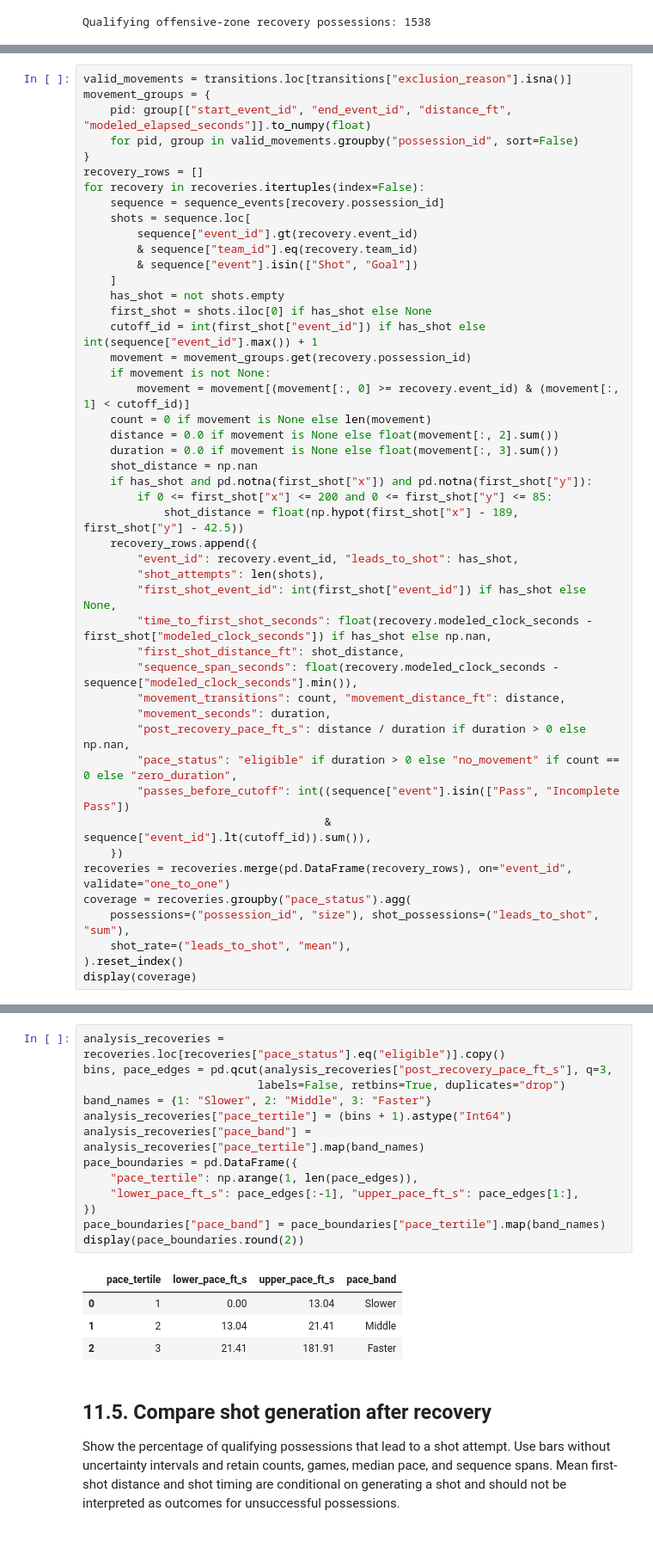
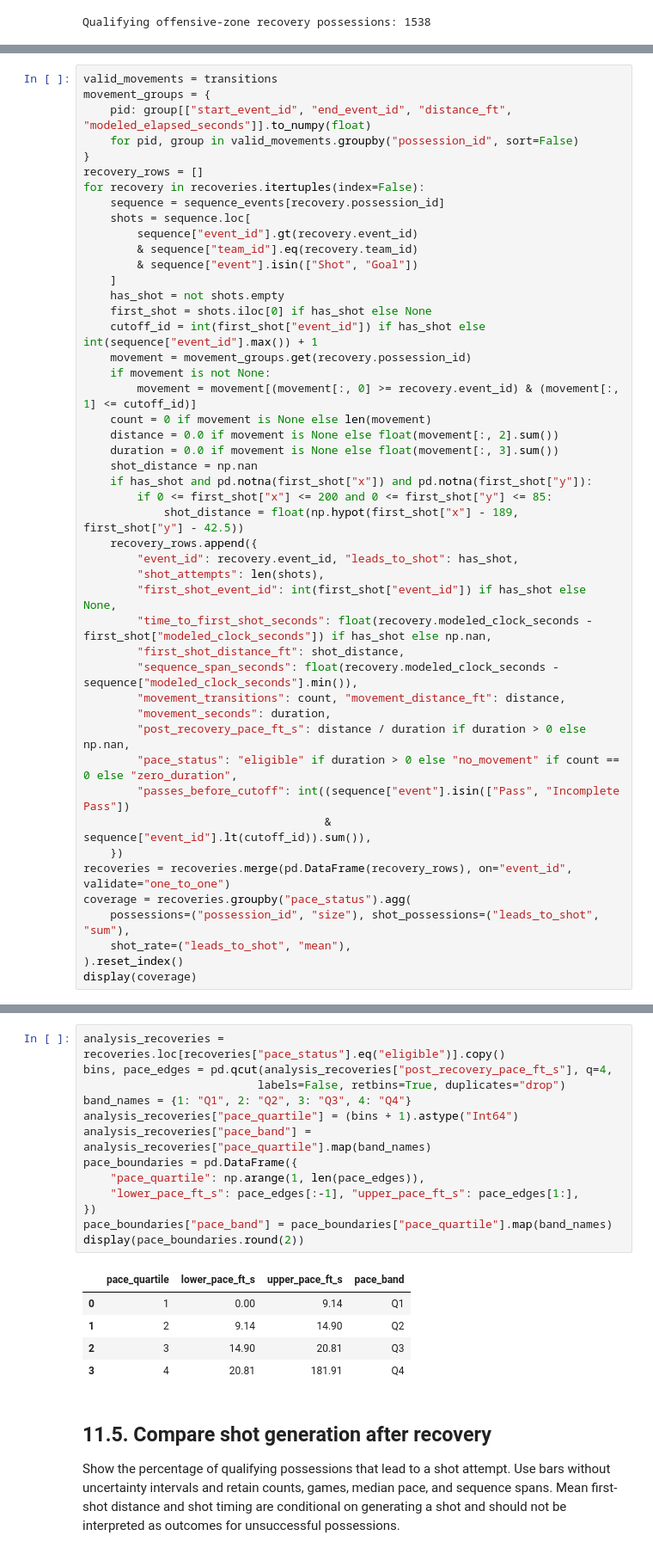
Before and after one commit to Fontaine44/hockey-pace-explorer, a Jupyter notebook: notebooks/archive/11_oz_recovery_pace.ipynb, the cells around one changed output, grey strips where cells are left out. Shown at 86% size. Cells and saved outputs as stored; diff of their text form.

```diff
--- a/notebooks/11_oz_recovery_pace.ipynb
+++ b/notebooks/archive/11_oz_recovery_pace.ipynb
@@ -83,7 +77,7 @@ Keep one outcome per possession. Record movement count/duration, observed sequen
 
 **This is a retrospective comparison.** The first shot determines when measurement stops for successes, while unsuccessful possessions end at a different boundary. The observation windows differ and longer sequences have more opportunity to generate shots. The chart cannot establish that faster movement increases shot probability. A future predictive analysis would need a fixed initial observation window followed by a separate outcome window.
 # %%
-valid_movements = transitions.loc[transitions["exclusion_reason"].isna()]
+valid_movements = transitions
 movement_groups = {
     pid: group[["start_event_id", "end_event_id", "distance_ft", "modeled_elapsed_seconds"]].to_numpy(float)
     for pid, group in valid_movements.groupby("possession_id", sort=False)
@@ -101,7 +95,7 @@ for recovery in recoveries.itertuples(index=False):
     cutoff_id = int(first_shot["event_id"]) if has_shot else int(sequence["event_id"].max()) + 1
     movement = movement_groups.get(recovery.possession_id)
     if movement is not None:
-        movement = movement[(movement[:, 0] >= recovery.event_id) & (movement[:, 1] < cutoff_id)]
+        movement = movement[(movement[:, 0] >= recovery.event_id) & (movement[:, 1] <= cutoff_id)]
     count = 0 if movement is None else len(movement)
     distance = 0.0 if movement is None else float(movement[:, 2].sum())
     duration = 0.0 if movement is None else float(movement[:, 3].sum())
@@ -141,21 +135,22 @@ Define slower, middle, and faster bands from recovery possessions with measurabl
 # %%
 analysis_recoveries = recoveries.loc[recoveries["pace_status"].eq("eligible")].copy()
-bins, pace_edges = pd.qcut(analysis_recoveries["post_recovery_pace_ft_s"], q=3,
+bins, pace_edges = pd.qcut(analysis_recoveries["post_recovery_pace_ft_s"], q=4,
                           labels=False, retbins=True, duplicates="drop")
-band_names = {1: "Slower", 2: "Middle", 3: "Faster"}
-analysis_recoveries["pace_tertile"] = (bins + 1).astype("Int64")
-analysis_recoveries["pace_band"] = analysis_recoveries["pace_tertile"].map(band_names)
+band_names = {1: "Q1", 2: "Q2", 3: "Q3", 4: "Q4"}
+analysis_recoveries["pace_quartile"] = (bins + 1).astype("Int64")
+analysis_recoveries["pace_band"] = analysis_recoveries["pace_quartile"].map(band_names)
 pace_boundaries = pd.DataFrame({
-    "pace_tertile": np.arange(1, len(pace_edges)),
+    "pace_quartile": np.arange(1, len(pace_edges)),
     "lower_pace_ft_s": pace_edges[:-1], "upper_pace_ft_s": pace_edges[1:],
 })
-pace_boundaries["pace_band"] = pace_boundaries["pace_tertile"].map(band_names)
+pace_boundaries["pace_band"] = pace_boundaries["pace_quartile"].map(band_names)
 display(pace_boundaries.round(2))
 # %% [output]
-|  | pace_tertile | lower_pace_ft_s | upper_pace_ft_s | pace_band |
-| 0 | 1 | 0.00 | 13.04 | Slower |
-| 1 | 2 | 13.04 | 21.41 | Middle |
-| 2 | 3 | 21.41 | 181.91 | Faster |
+|  | pace_quartile | lower_pace_ft_s | upper_pace_ft_s | pace_band |
+| 0 | 1 | 0.00 | 9.14 | Q1 |
+| 1 | 2 | 9.14 | 14.90 | Q2 |
+| 2 | 3 | 14.90 | 20.81 | Q3 |
+| 3 | 4 | 20.81 | 181.91 | Q4 |
 # %% [markdown]
 ## 11.5. Compare shot generation after recovery
 
```
Also changed, not shown: parts of 7 cells of this notebook, 30 other files.
